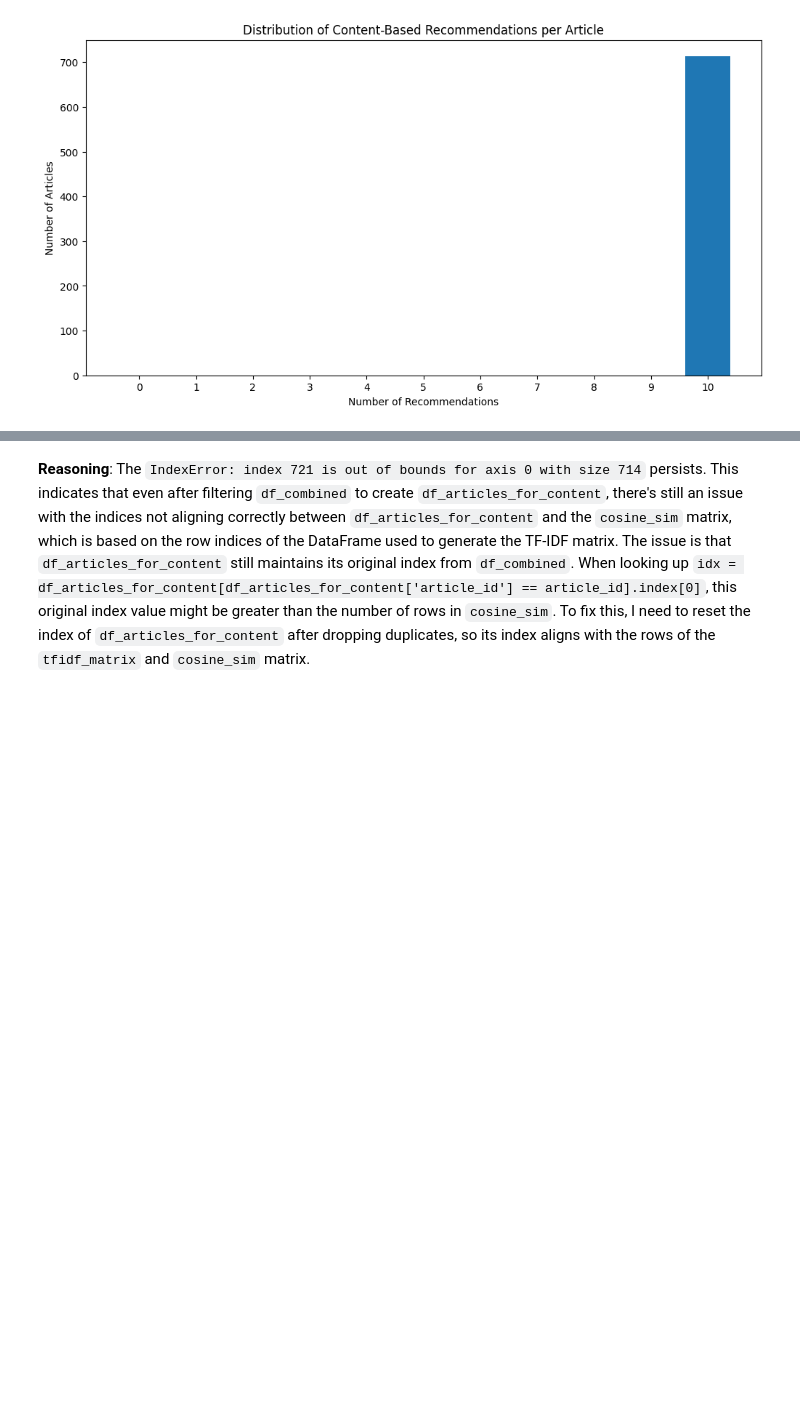
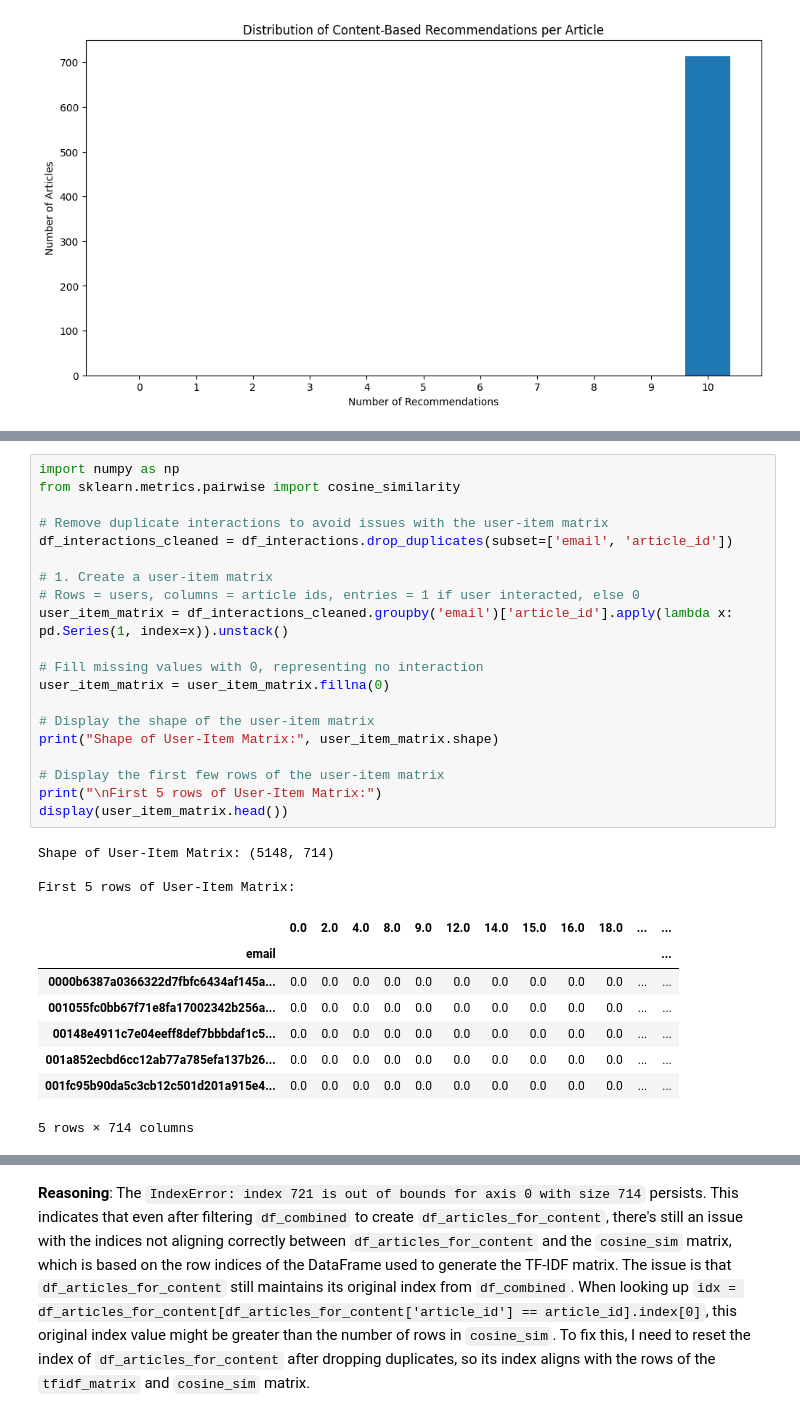
Before and after one commit to churamani2030dev/IBM_watson_studio_datascience, a Jupyter notebook: IBM_watson_studio_DS.ipynb, the cells around one changed output, grey strips where cells are left out. Saved outputs shown, nothing was run; the diff lists cells and outputs as text; blank space fills up the shorter version.

```diff
--- a/IBM_watson_studio_DS.ipynb
+++ b/IBM_watson_studio_DS.ipynb
@@ -777,0 +972,32 @@ plt.show()
+# %%
+import numpy as np
+from sklearn.metrics.pairwise import cosine_similarity
+
+# Remove duplicate interactions to avoid issues with the user-item matrix
+df_interactions_cleaned = df_interactions.drop_duplicates(subset=['email', 'article_id'])
+
+# 1. Create a user-item matrix
+# Rows = users, columns = article ids, entries = 1 if user interacted, else 0
+user_item_matrix = df_interactions_cleaned.groupby('email')['article_id'].apply(lambda x: pd.Series(1, index=x)).unstack()
+
+# Fill missing values with 0, representing no interaction
+user_item_matrix = user_item_matrix.fillna(0)
+
+# Display the shape of the user-item matrix
+print("Shape of User-Item Matrix:", user_item_matrix.shape)
+
+# Display the first few rows of the user-item matrix
+print("\nFirst 5 rows of User-Item Matrix:")
+display(user_item_matrix.head())
+# %% [output]
+Shape of User-Item Matrix: (5148, 714)
+
+First 5 rows of User-Item Matrix:
+|  | 0.0 | 2.0 | 4.0 | 8.0 | 9.0 | 12.0 | 14.0 | 15.0 | 16.0 | 18.0 | ... | ... |
+| email |  |  |  |  |  |  |  |  |  |  |  | ... |
+| 0000b6387a0366322d7fbfc6434af145a... | 0.0 | 0.0 | 0.0 | 0.0 | 0.0 | 0.0 | 0.0 | 0.0 | 0.0 | 0.0 | ... | ... |
+| 001055fc0bb67f71e8fa17002342b256a... | 0.0 | 0.0 | 0.0 | 0.0 | 0.0 | 0.0 | 0.0 | 0.0 | 0.0 | 0.0 | ... | ... |
+| 00148e4911c7e04eeff8def7bbbdaf1c5... | 0.0 | 0.0 | 0.0 | 0.0 | 0.0 | 0.0 | 0.0 | 0.0 | 0.0 | 0.0 | ... | ... |
+| 001a852ecbd6cc12ab77a785efa137b26... | 0.0 | 0.0 | 0.0 | 0.0 | 0.0 | 0.0 | 0.0 | 0.0 | 0.0 | 0.0 | ... | ... |
+| 001fc95b90da5c3cb12c501d201a915e4... | 0.0 | 0.0 | 0.0 | 0.0 | 0.0 | 0.0 | 0.0 | 0.0 | 0.0 | 0.0 | ... | ... |
+5 rows × 714 columns
```
Also changed, not shown: parts of 25 cells of this notebook.
